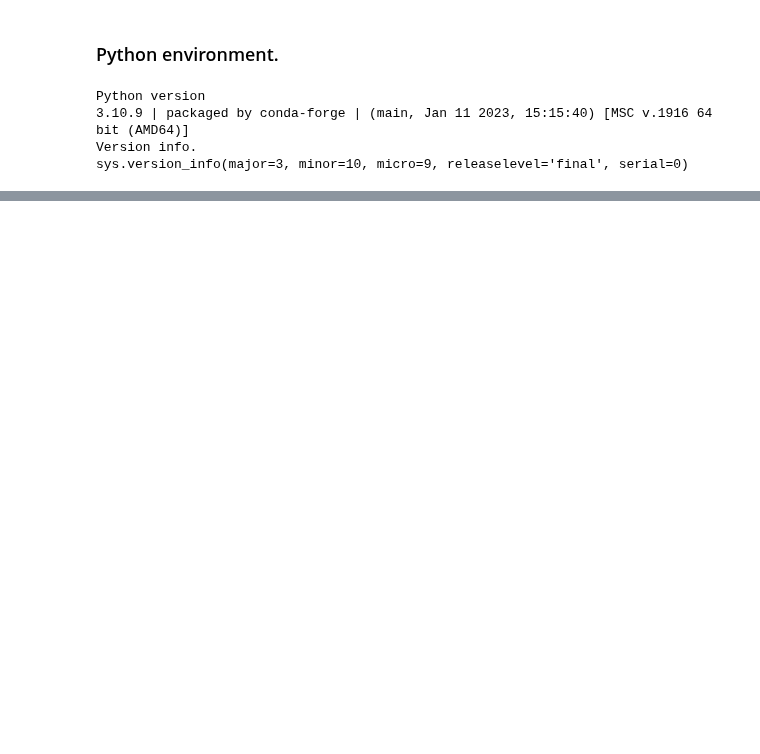
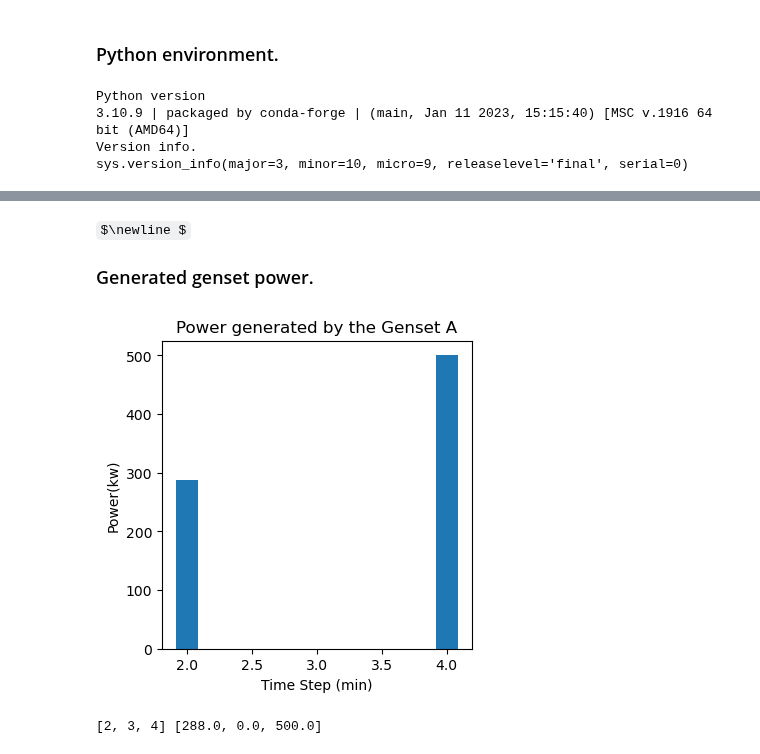
Before and after one commit to AmedBrook/Pulp_MILP-Hybrid-Energy-Optimization, a Jupyter notebook: notebooks/heo_model.ipynb, the cells around one changed output, grey strips where cells are left out. Cells and saved outputs as stored; diff of their text form; code cells hidden in the pictures; some formulas as TeX source; blank space fills up the shorter version.

```diff
--- a/notebooks/heo_model.ipynb
+++ b/notebooks/heo_model.ipynb
@@ -62,0 +219,9 @@ Optim = LpProblem('Energy_Opt',LpMinimize)
+# %%
+
+a_j = (fuelCon(0.9*P_A_max, P_A_max) - fuelCon(0.2*P_A_max, P_A_max)) /(0.7*P_A_max) #slope.
+b_j = fuelCon(0.2*P_A_max, P_A_max) - a_j*0.2*P_A_max #Intercept.
+maxFC = fuelCon(0.9*P_A_max,P_A_max) # Max fuel bound.
+print('FC Linear model caracteristics')
+print('-----------------------------')
+print('Slope =', a_j)
+print('Intercept =', b_j)
@@ -88,22 +260,0 @@ for k in V_steps:
-# %%
-
-for k in V_steps:
-
-  Optim +=  lpSum (merge_dict (P_A_load, P_bat)) == L  # Meet Power Requirement at each time step k
-  Optim +=  P_A_load[k] + P_A_bat[k] == P_A[k] #Power Split
-
-  P_A_A = {k: (P_A[k]*(-67/P_A_max) + 260) for k in P_A}
-  Optim += SFOC_A [k] == P_A_A[k]  # Specific Fuel oil consumption
-
-
-  Q_k =  {k: (P_A_bat[k] - P_bat[k])*dt for k in V_steps}
-  Optim += Q_bat[0] == Q_0 #nitial Charge balance
-  Optim += Q_bat[k] + Q_k[k] == Q_bat[k] #Charge balance at time step k"
-
-  # Genset logical constraints.
-  Optim += P_A[k]  <= (0.9 * P_A_max * y_k_j) # upper bound logical constraint
-  Optim += P_A[k]  >=  (0.2 * P_A_max * y_k_j) # lower bound logical constraint
-
-
-  for j in range(1, m):
-    Optim += lpSum( (Y_to_bat[j] + Y_from_bat[j])  <= 1), #make sure charge and transfer of battery are not runing at the same time"
@@ -168,0 +472,16 @@ Total fuel comsumption of the trip: 1774.1999999999998 Kg
+# %% [markdown]
+$\newline $
+### Generated genset power.
+# %%
+plt.rcParams["figure.figsize"] =  (4,4)
+plt.bar(V_steps,P_A_list, width=0.17)
+plt.xlabel('Time Step (min)')
+plt.ylabel('Power(kw)')
+plt.title('Power generated by the Genset A')
+plt.show()
+# %% [output]
+[figure, added]
+# %%
+print(V_steps,P_A_list)
+# %% [output]
+[2, 3, 4] [288.0, 0.0, 500.0]
```
Also changed, not shown: parts of 50 cells of this notebook.
